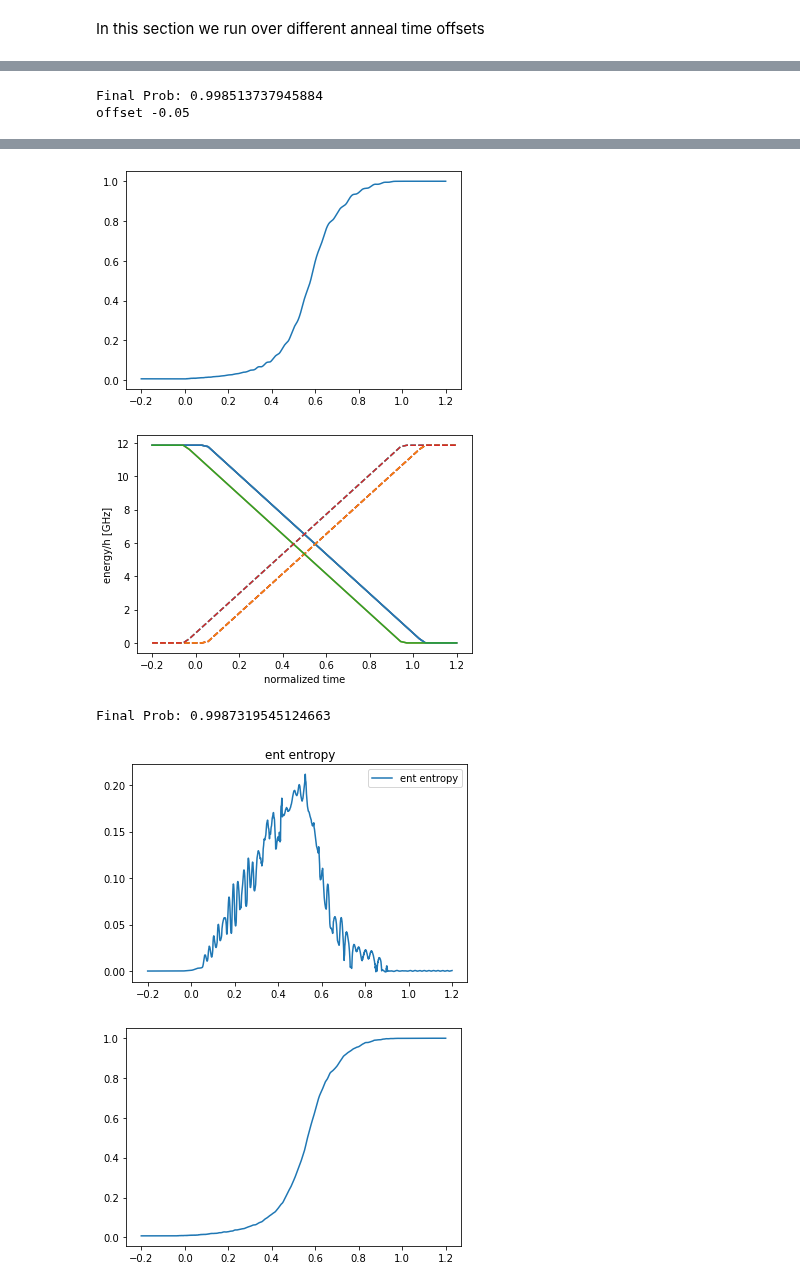
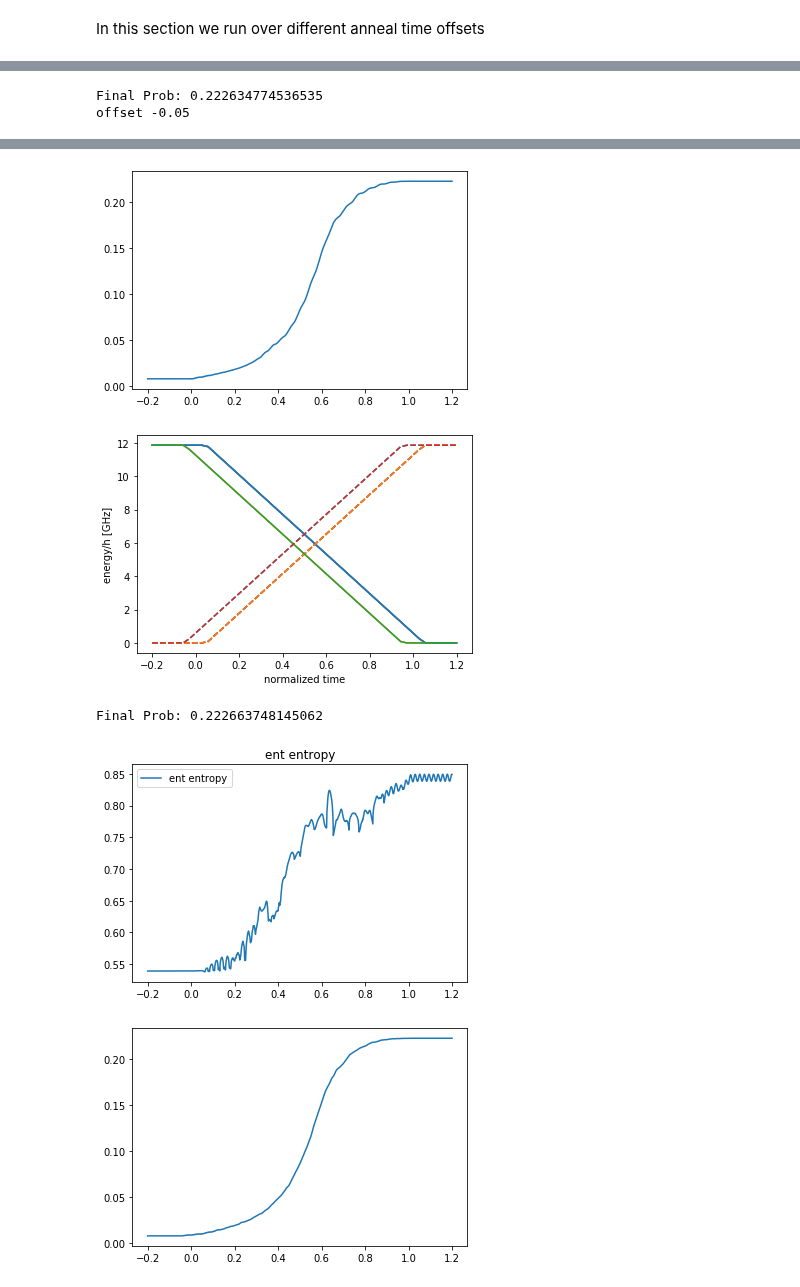
Before and after one commit to cchang5/quantum_linear_programming, a Jupyter notebook: notebooks/tdse_notebook.ipynb, the cells around one changed output, grey strips where cells are left out. Cells and saved outputs as stored; diff of their text form; code cells hidden in the pictures.

Commit message:
inital plotting script

```diff
--- a/notebooks/tdse_notebook.ipynb
+++ b/notebooks/tdse_notebook.ipynb
@@ -134,7 +134,7 @@ Parameters used to specify the initial conditions of the system:
 # %%
 pure_tdse = False
 mixed_tdse = True
-temp = 15e-3
+temp = 5
 initial_wavefunction = "true"
 # %% [markdown]
 ## Output parameters
@@ -193,8 +193,8 @@ for offset_min in offset_min_list:
         wave_params["initial_wavefunction"] = initial_wavefunction
         query = Tdse.objects.filter(
             graph__tag=graph_params["tag"],
-            offset__contains=tdse.convert_params(offset_params),
-            ising__contains=tdse.convert_params(ising_params),
+            offset__contains=convert_params(offset_params),
+            ising__contains=convert_params(ising_params),
             solver__contains=solver_params,
             wave__contains=wave_params,
             nA=nA,
@@ -305,5 +305,5 @@ for offset_min in offset_min_list:
 # %% [output]
 offset -0.0
 [figure]
-Final Prob: 0.998513737945884
+Final Prob: 0.222634774536535
 offset -0.05
@@ -311,8 +311,8 @@ offset -0.05
-[figure, old version]
+[figure, new version]
 [figure]
-Final Prob: 0.9987319545124663
+Final Prob: 0.222663748145062
-[figure, old version]
+[figure, new version]
-[figure, old version]
+[figure, new version]
 # %%
 result = dict()
 proba = dict()
```
Also changed, not shown: parts of 2 cells of this notebook, 3 other files.
